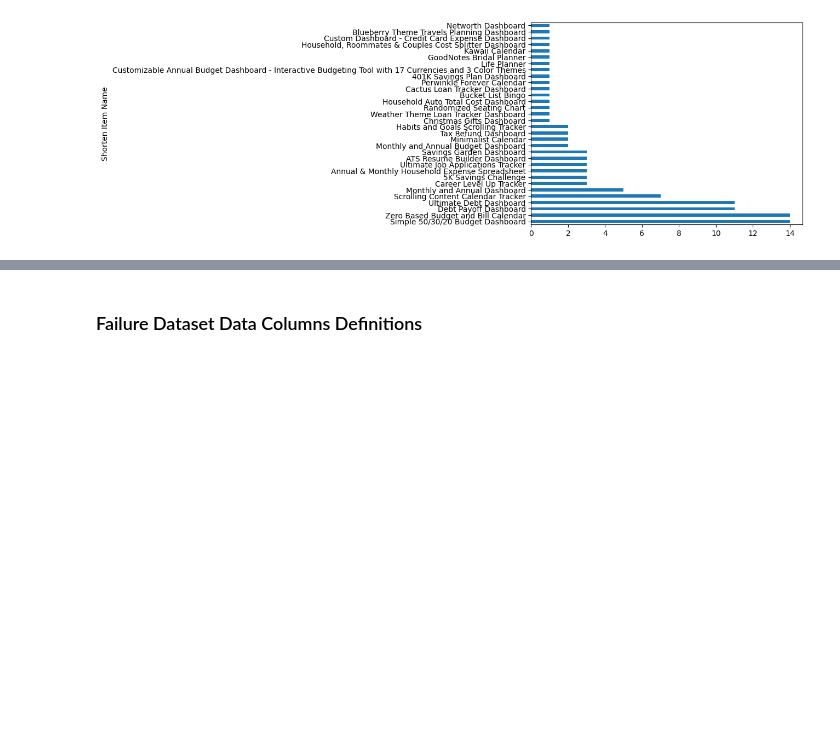
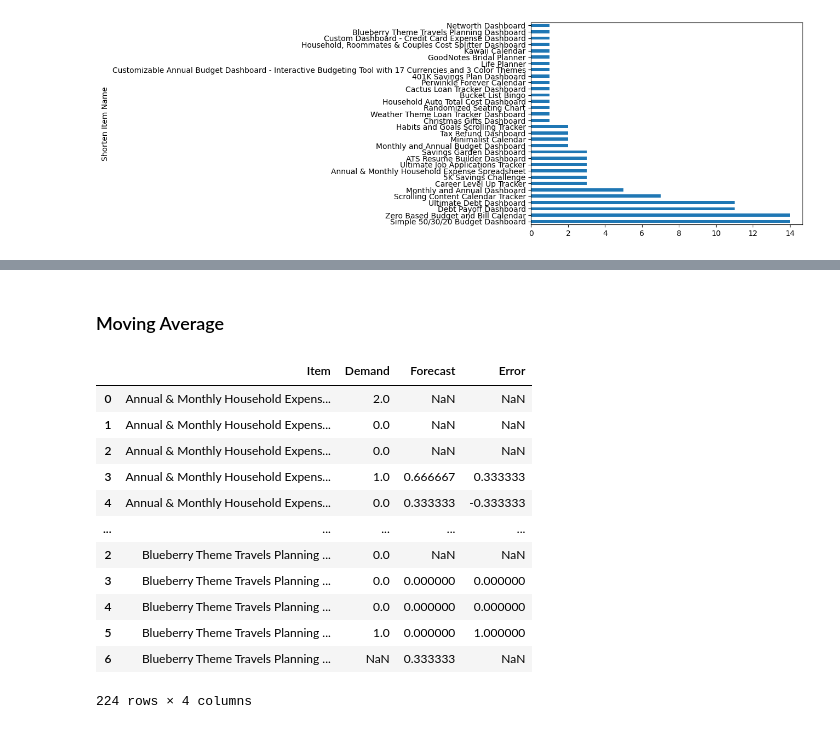
Before and after one commit to sc6354/Demand-Forecasting, a Jupyter notebook: forecasting.ipynb, the cells around one changed output, grey strips where cells are left out. Saved outputs shown, nothing was run; the diff lists cells and outputs as text; code cells hidden in the pictures; blank space fills up the shorter version.

Commit message:
added moving average forecast model

```diff
--- a/forecasting.ipynb
+++ b/forecasting.ipynb
@@ -98,2 +106,4 @@ sales_2024['Shorten Item Name'].value_counts().plot.barh()
 # %%
-monthly_sales = pd.DataFrame(sales_2024['Month'].groupby(sales_2024['Shorten Item Name']).value_counts())
+monthly_sales = pd.DataFrame(sales_2024.groupby(['Year-Month', 'Shorten Item Name']).size().reset_index(name='Quantity'))
+monthly_sales.columns = ['Month', 'Item', 'Quantity']
+monthly_sales.head()
@@ -102,2 +117,2 @@ quantity = sales_2024['Month'].groupby(sales_2024['Shorten Item Name']).value_co
-# %% [markdown]
-### Failure Dataset Data Columns Definitions
+# %% [markdown]
+### Moving Average
@@ -103,0 +169,17 @@ quantity = sales_2024['Month'].groupby(sales_2024['Shorten Item Name']).value_co
+# %%
+moving_average_model = moving_average(monthly_sales)
+moving_average_model
+# %% [output]
+|  | Item | Demand | Forecast | Error |
+| 0 | Annual & Monthly Household Expens... | 2.0 | NaN | NaN |
+| 1 | Annual & Monthly Household Expens... | 0.0 | NaN | NaN |
+| 2 | Annual & Monthly Household Expens... | 0.0 | NaN | NaN |
+| 3 | Annual & Monthly Household Expens... | 1.0 | 0.666667 | 0.333333 |
+| 4 | Annual & Monthly Household Expens... | 0.0 | 0.333333 | -0.333333 |
+| ... | ... | ... | ... | ... |
+| 2 | Blueberry Theme Travels Planning ... | 0.0 | NaN | NaN |
+| 3 | Blueberry Theme Travels Planning ... | 0.0 | 0.000000 | 0.000000 |
+| 4 | Blueberry Theme Travels Planning ... | 0.0 | 0.000000 | 0.000000 |
+| 5 | Blueberry Theme Travels Planning ... | 1.0 | 0.000000 | 1.000000 |
+| 6 | Blueberry Theme Travels Planning ... | NaN | 0.333333 | NaN |
+224 rows × 4 columns
```
Also changed, not shown: parts of 10 cells of this notebook.
